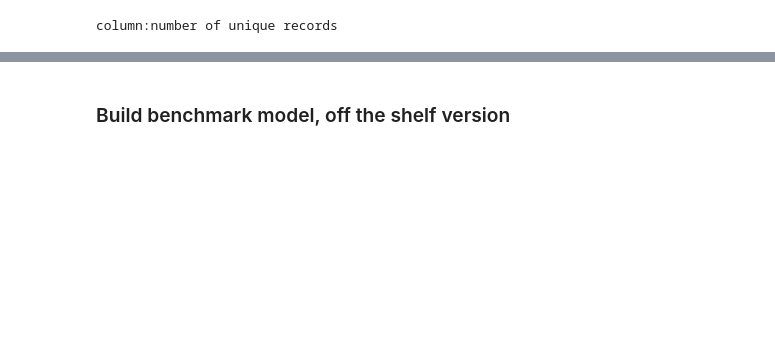
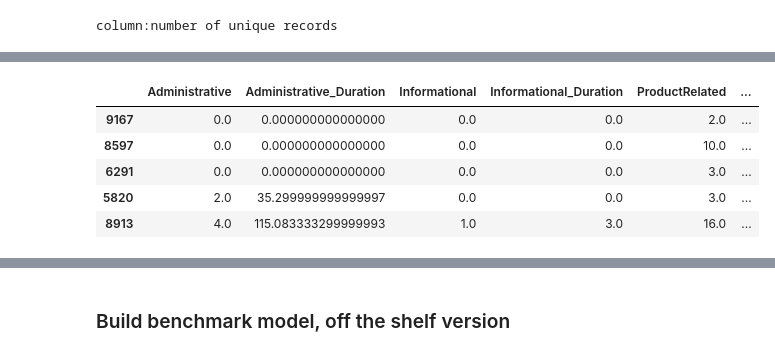
Before and after one commit to hwang018/CS5228, a Jupyter notebook: CS5228_main.ipynb, the cells around one changed output, grey strips where cells are left out. Saved outputs shown, nothing was run; the diff lists cells and outputs as text; code cells hidden in the pictures; blank space fills up the shorter version.

```diff
--- a/CS5228_main.ipynb
+++ b/CS5228_main.ipynb
@@ -148,0 +176,9 @@ column:number of unique records
+# %%
+X_train.head()
+# %% [output]
+|  | Administrative | Administrative_Duration | Informational | Informational_Duration | ProductRelated | ... |
+| 9167 | 0.0 | 0.000000000000000 | 0.0 | 0.0 | 2.0 | ... |
+| 8597 | 0.0 | 0.000000000000000 | 0.0 | 0.0 | 10.0 | ... |
+| 6291 | 0.0 | 0.000000000000000 | 0.0 | 0.0 | 3.0 | ... |
+| 5820 | 2.0 | 35.299999999999997 | 0.0 | 0.0 | 3.0 | ... |
+| 8913 | 4.0 | 115.083333299999993 | 1.0 | 3.0 | 16.0 | ... |
```
Also changed, not shown: parts of 17 cells of this notebook, 2 other files.
